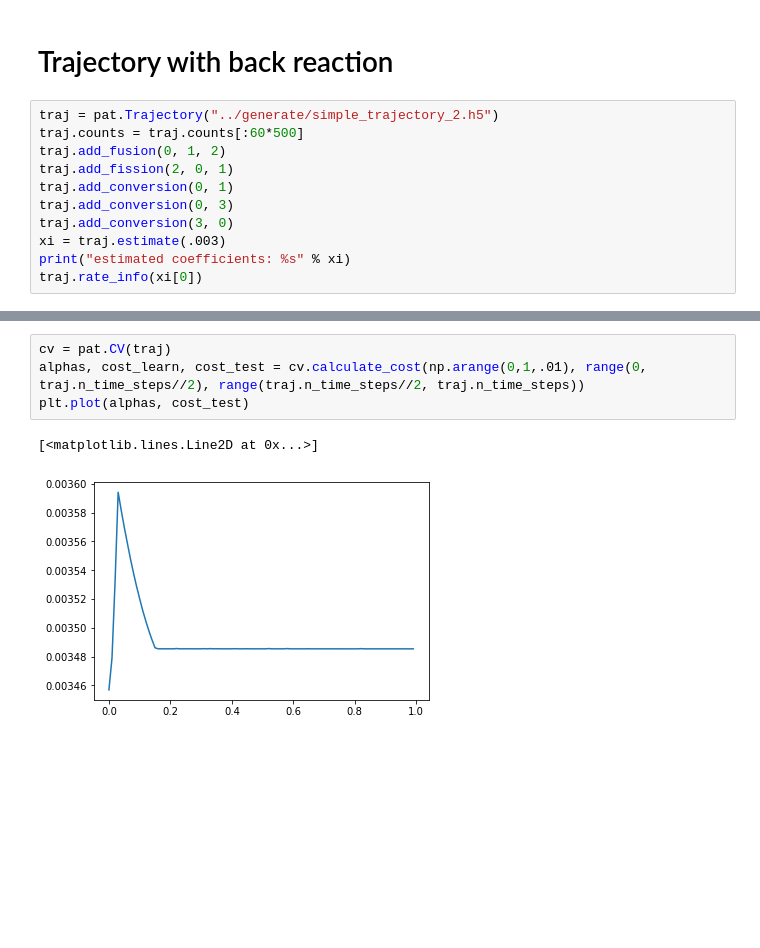
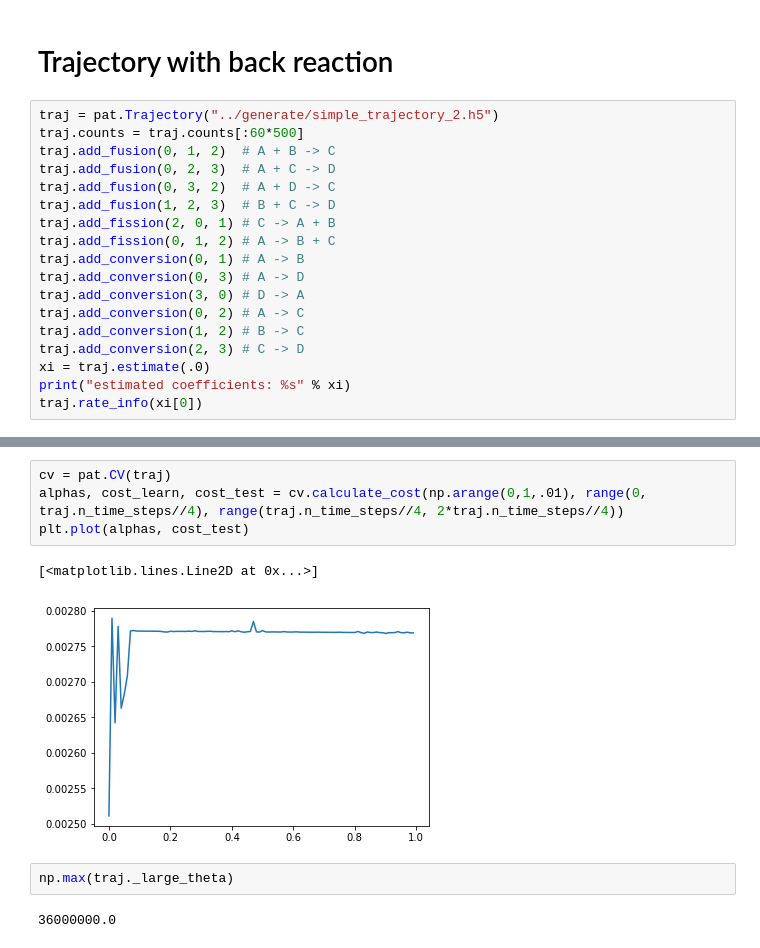
Before and after one commit to readdy/readdy_learn, a Jupyter notebook: analyze/analyze.ipynb, the cells around one changed output, grey strips where cells are left out. Cells and saved outputs as stored; diff of their text form; blank space fills up the shorter version.

```diff
--- a/analyze/analyze.ipynb
+++ b/analyze/analyze.ipynb
@@ -52,12 +45,19 @@ plt.plot(alphas, cost_test)
 # %%
 traj = pat.Trajectory("../generate/simple_trajectory_2.h5")
 traj.counts = traj.counts[:60*500]
-traj.add_fusion(0, 1, 2)
-traj.add_fission(2, 0, 1)
-traj.add_conversion(0, 1)
-traj.add_conversion(0, 3)
-traj.add_conversion(3, 0)
-xi = traj.estimate(.003)
+traj.add_fusion(0, 1, 2)  # A + B -> C
+traj.add_fusion(0, 2, 3)  # A + C -> D
+traj.add_fusion(0, 3, 2)  # A + D -> C
+traj.add_fusion(1, 2, 3)  # B + C -> D
+traj.add_fission(2, 0, 1) # C -> A + B
+traj.add_fission(0, 1, 2) # A -> B + C
+traj.add_conversion(0, 1) # A -> B
+traj.add_conversion(0, 3) # A -> D
+traj.add_conversion(3, 0) # D -> A
+traj.add_conversion(0, 2) # A -> C
+traj.add_conversion(1, 2) # B -> C
+traj.add_conversion(2, 3) # C -> D
+xi = traj.estimate(.0)
 print("estimated coefficients: %s" % xi)
 traj.rate_info(xi[0])
 # %% [output]
@@ -86,7 +87,11 @@ for i in range(traj.n_species):
 # %%
 cv = pat.CV(traj)
-alphas, cost_learn, cost_test = cv.calculate_cost(np.arange(0,1,.01), range(0, traj.n_time_steps//2), range(traj.n_time_steps//2, traj.n_time_steps))
+alphas, cost_learn, cost_test = cv.calculate_cost(np.arange(0,1,.01), range(0, traj.n_time_steps//4), range(traj.n_time_steps//4, 2*traj.n_time_steps//4))
 plt.plot(alphas, cost_test)
 # %% [output]
 [<matplotlib.lines.Line2D at 0x...>]
-[figure, old version]
+[figure, new version]
+# %%
+np.max(traj._large_theta)
+# %% [output]
+36000000.0
```
Also changed, not shown: parts of 4 cells of this notebook.
